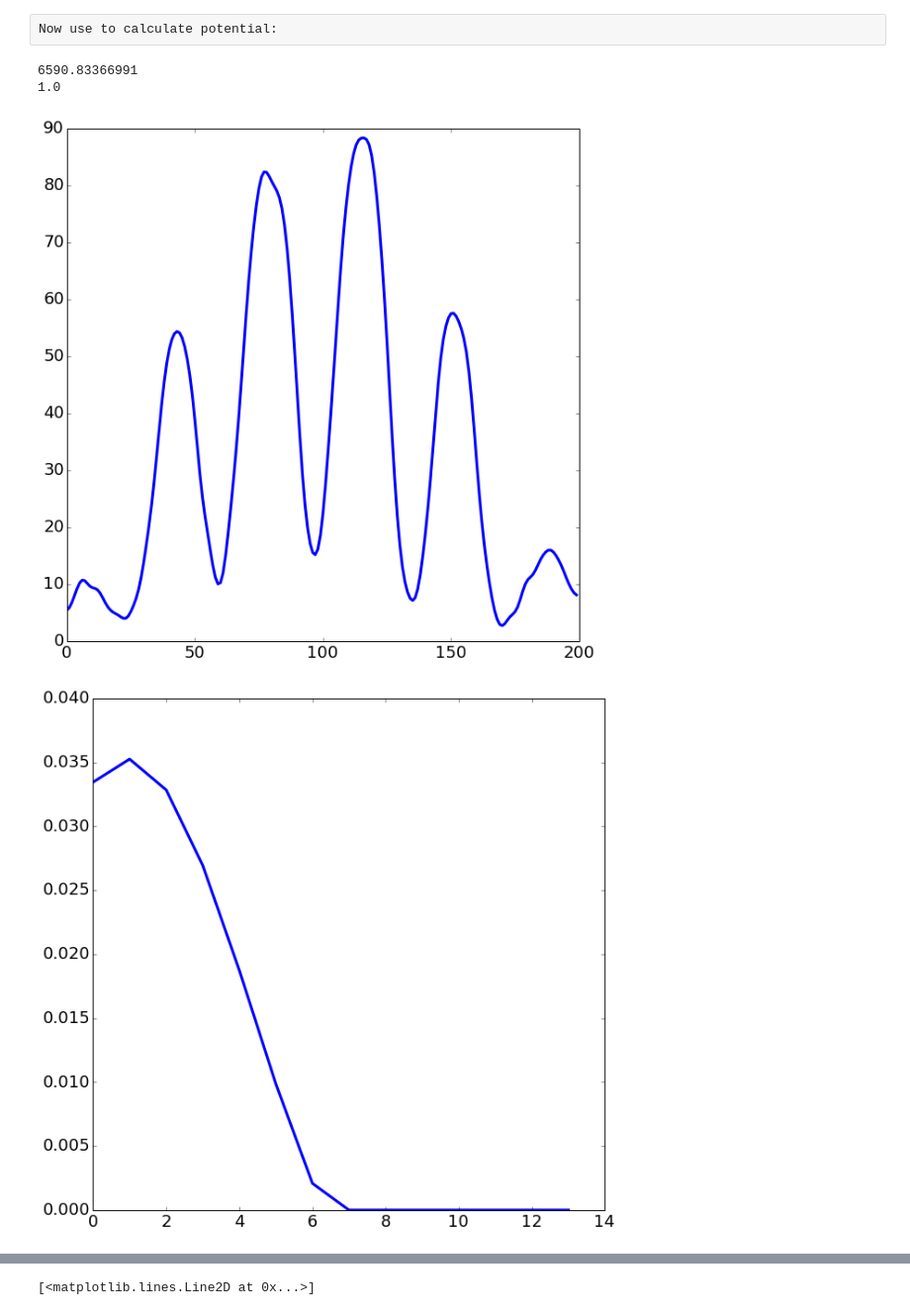
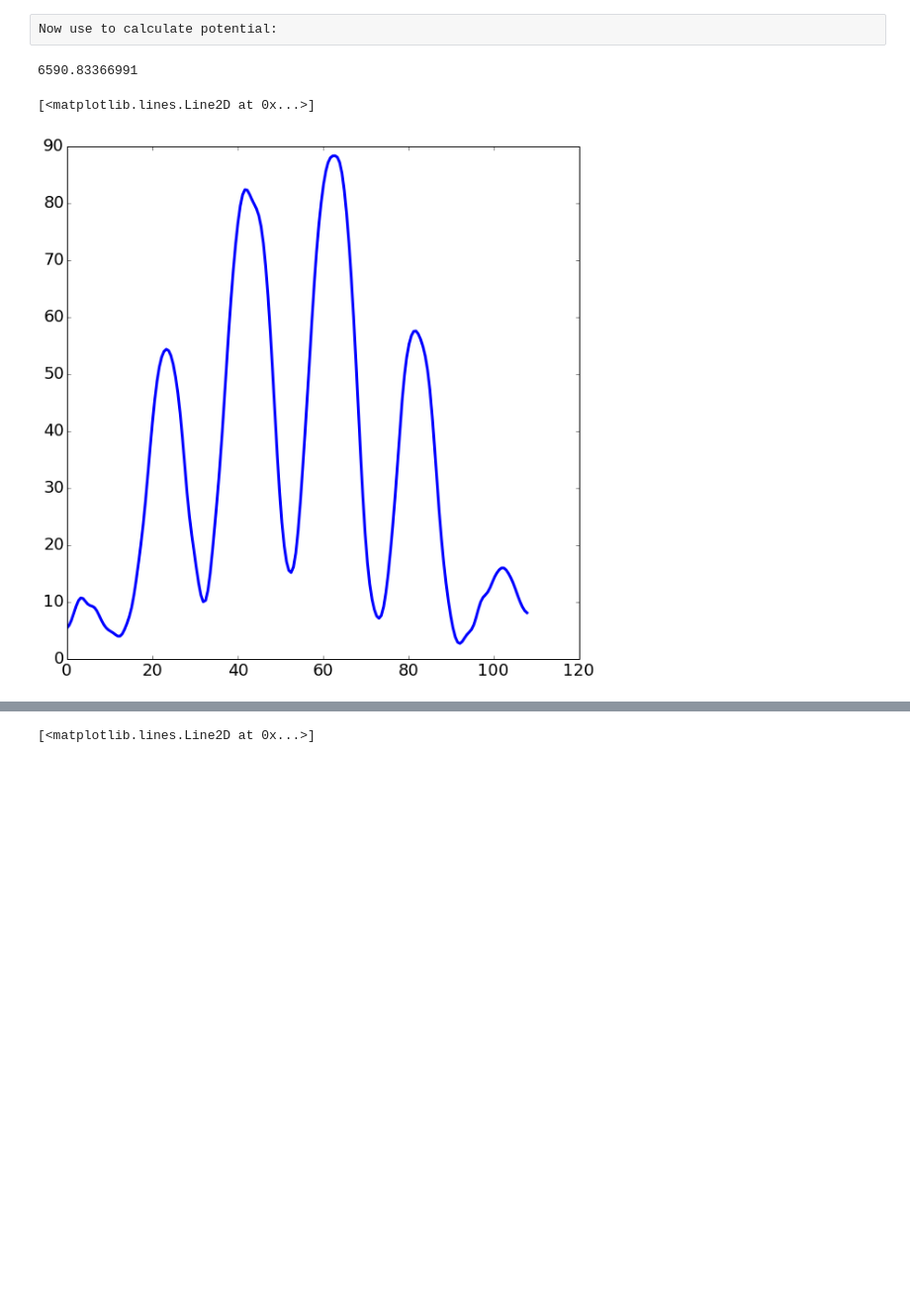
Before and after one commit to levlab-atomchip/BECy_stats, a Jupyter notebook: notebooks/abel_transforms.ipynb, the cells around one changed output, grey strips where cells are left out. Shown: that part at 99% size. Drawn from its saved outputs; the diff is of its cells as text; code cells hidden in the pictures; blank space fills up the shorter version.

```diff
--- a/notebooks/abel_transforms.ipynb
+++ b/notebooks/abel_transforms.ipynb
@@ -228,17 +230,15 @@ Now use to calculate potential:
 # %%
 cd_image = od_image / img.s_lambda
 ld_img = np.sum(cd_image, axis=0) * (img.pixel_size / img.magnification)
 #plt.plot(ld_img)
 num = np.sum(ld_img)*(img.pixel_size / img.magnification)
 print num
 n1d = ld_img * (img.pixel_size / img.magnification)
-plt.plot(n1d)
-ff = (cloud_abel / np.sum(cloud_abel)) / (2*pi)
-plt.figure()
-plt.plot(ff)
-print np.sum(ff) * 2*pi
+
+exes = np.array(range(len(n1d)))*real_pix
+
+plt.plot(exes*1e6, n1d)
 # %% [output]
 6590.83366991
-1.0
+[<matplotlib.lines.Line2D at 0x...>]
-[figure, old version]
+[figure, new version]
-[figure, removed]
```
Also changed, not shown: parts of 12 cells of this notebook.
